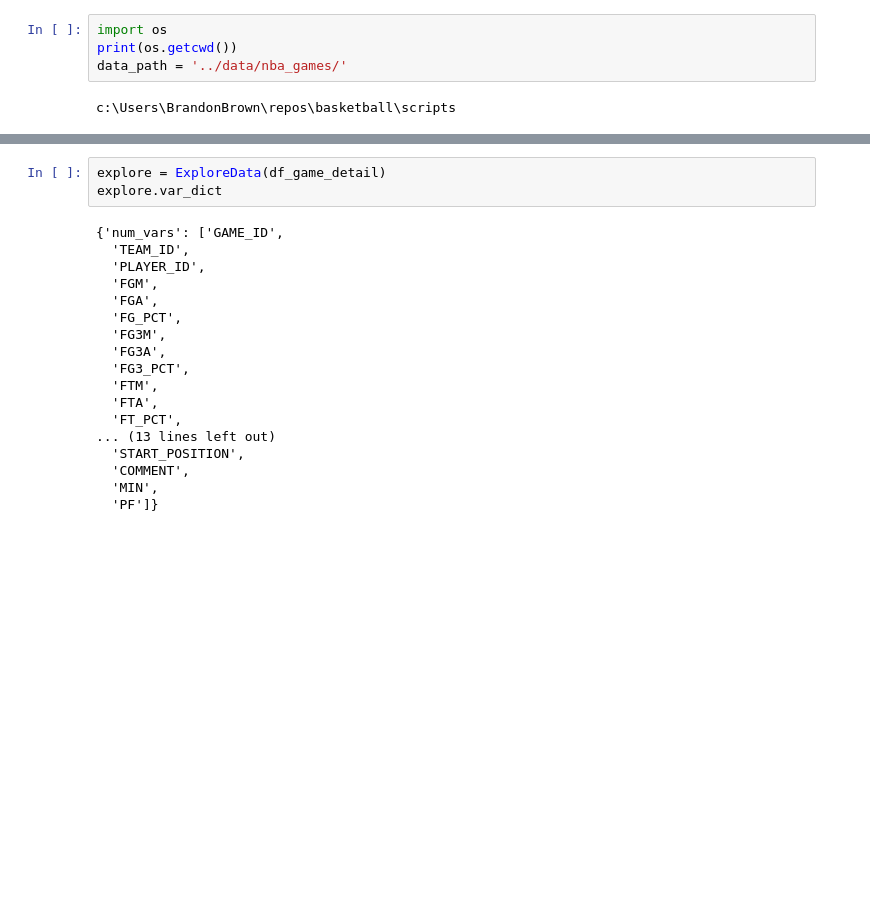
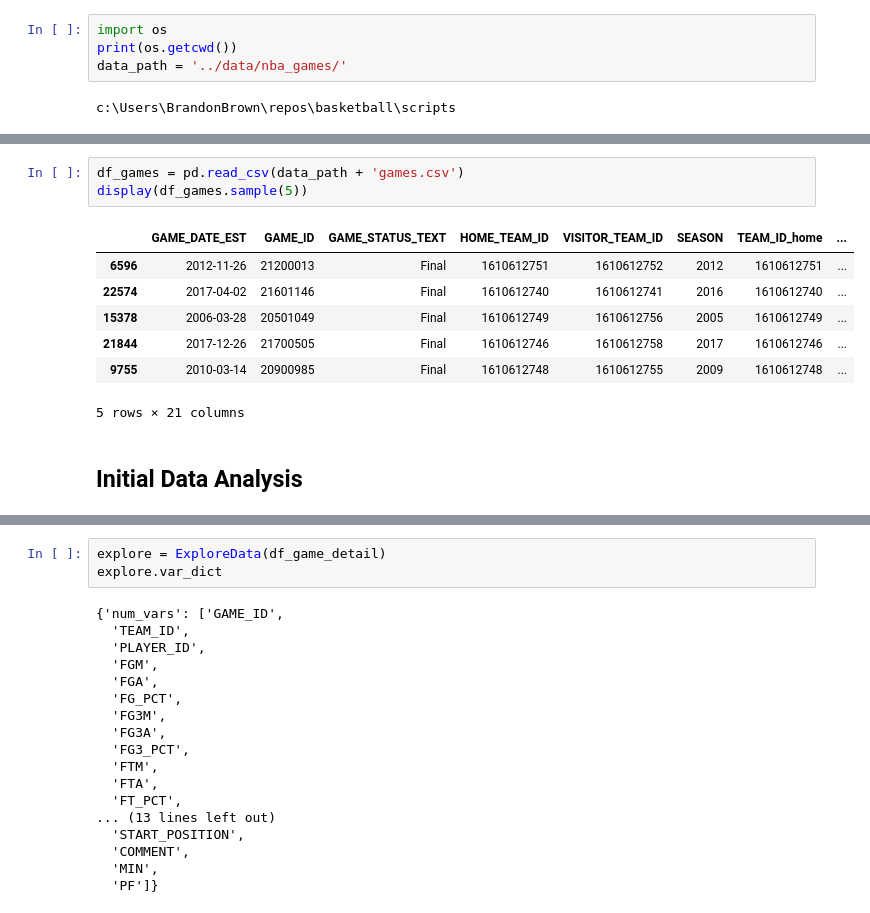
Before and after one commit to brownbrandon272/basketball, a Jupyter notebook: scripts/detail_explore.ipynb, the cells around one changed output, grey strips where cells are left out. Drawn from its saved outputs; the diff is of its cells as text; blank space fills up the shorter version.

```diff
--- a/scripts/detail_explore.ipynb
+++ b/scripts/detail_explore.ipynb
@@ -23 +23,14 @@ display(df_game_detail.sample(5))
 5 rows × 29 columns
+# %%
+df_games = pd.read_csv(data_path + 'games.csv')
+display(df_games.sample(5))
+# %% [output]
+|  | GAME_DATE_EST | GAME_ID | GAME_STATUS_TEXT | HOME_TEAM_ID | VISITOR_TEAM_ID | SEASON | TEAM_ID_home | ... |
+| 6596 | 2012-11-26 | 21200013 | Final | 1610612751 | 1610612752 | 2012 | 1610612751 | ... |
+| 22574 | 2017-04-02 | 21601146 | Final | 1610612740 | 1610612741 | 2016 | 1610612740 | ... |
+| 15378 | 2006-03-28 | 20501049 | Final | 1610612749 | 1610612756 | 2005 | 1610612749 | ... |
+| 21844 | 2017-12-26 | 21700505 | Final | 1610612746 | 1610612758 | 2017 | 1610612746 | ... |
+| 9755 | 2010-03-14 | 20900985 | Final | 1610612748 | 1610612755 | 2009 | 1610612748 | ... |
+5 rows × 21 columns
+# %% [markdown]
+## Initial Data Analysis
```
Also changed, not shown: parts of 10 cells of this notebook.
